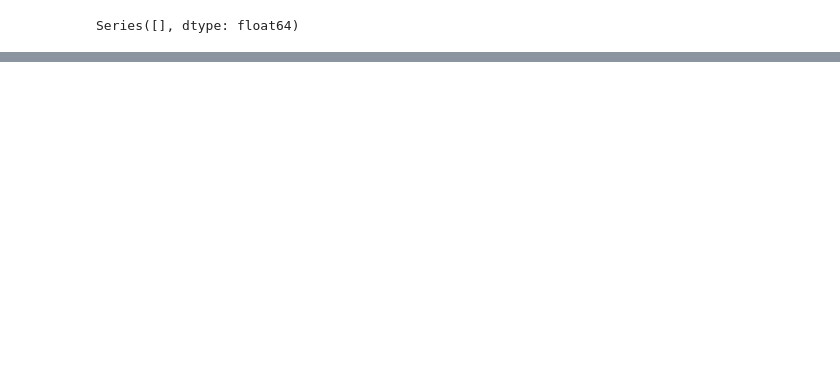
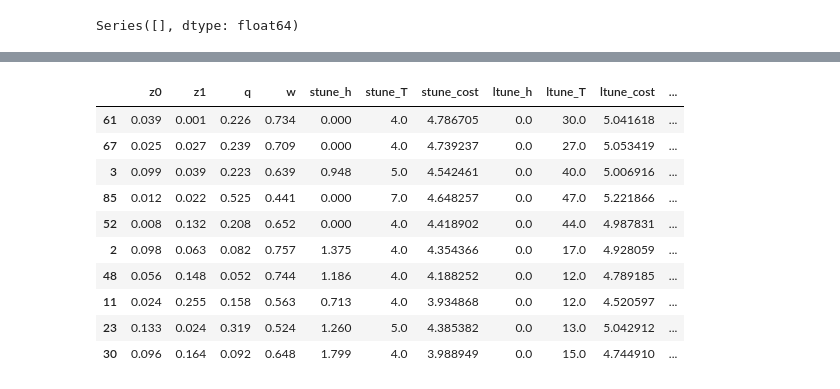
Before and after one commit to ephoris/endure-jupyter, a Jupyter notebook: experiments/00_learned_tuner_eval.ipynb, the cells around one changed output, grey strips where cells are left out. Cells and saved outputs as stored; diff of their text form; code cells hidden in the pictures; blank space fills up the shorter version.

```diff
--- a/experiments/00_learned_tuner_eval.ipynb
+++ b/experiments/00_learned_tuner_eval.ipynb
@@ -96,3 +101,41 @@ check = df[['z0', 'z1', 'q', 'w']].sum(axis=1)
 check[check < 1]
 # %% [output]
 Series([], dtype: float64)
+# %%
+loss_path = '/data/models/level-02-25/best.model'
+loss_config = Reader.read_config('/data/models/level-02-25/endure.toml')
+loss = LearnedCostModelLoss(loss_config, loss_path)
+
+def eval_rand_workloads_lcm():
+    WORKLOADS = 100
+    df = []
+    for _ in range(WORKLOADS):
+        z0, z1, q, w = data_generator._sample_workload(4)
+        x = torch.Tensor((z0, z1, q, w)).view(1, -1)
+        # eval normal
+        stune_h, stune_T = solver.find_nominal_design(z0, z1, q, w).x
+        stune_T = np.ceil(stune_T)
+        stune_h = np.around(stune_h, 3)
+        stune_pred = torch.Tensor([stune_h, stune_T]).view(1, -1)
+        stune_cost = loss(stune_pred, x).item()
+        stune_cost = cf(stune_h, stune_T, z0, z1, q, w)
+        # eval learned
+        ltune_h, ltune_T = model_out_to_design(model(x, hard=True))
+        ltune_pred = torch.Tensor([ltune_h, ltune_T]).view(1, -1)
+        ltune_cost = loss(ltune_pred, x).item()
+
+        row = {
+            'z0': z0,
+            'z1': z1,
+            'q': q,
+            'w': w,
+            'stune_h': stune_h,
+            'stune_T': stune_T,
+            'stune_cost': stune_cost,
+            'ltune_h': ltune_h,
+            'ltune_T': ltune_T,
+            'ltune_cost': ltune_cost,
+        }
+        df.append(row)
+
+    return pd.DataFrame(df)
@@ -98,0 +153,14 @@ Series([], dtype: float64)
+# %%
+df.sort_values(by='delta', ascending=False).head(10)
+# %% [output]
+|  | z0 | z1 | q | w | stune_h | stune_T | stune_cost | ltune_h | ltune_T | ltune_cost | ... |
+| 61 | 0.039 | 0.001 | 0.226 | 0.734 | 0.000 | 4.0 | 4.786705 | 0.0 | 30.0 | 5.041618 | ... |
+| 67 | 0.025 | 0.027 | 0.239 | 0.709 | 0.000 | 4.0 | 4.739237 | 0.0 | 27.0 | 5.053419 | ... |
+| 3 | 0.099 | 0.039 | 0.223 | 0.639 | 0.948 | 5.0 | 4.542461 | 0.0 | 40.0 | 5.006916 | ... |
+| 85 | 0.012 | 0.022 | 0.525 | 0.441 | 0.000 | 7.0 | 4.648257 | 0.0 | 47.0 | 5.221866 | ... |
+| 52 | 0.008 | 0.132 | 0.208 | 0.652 | 0.000 | 4.0 | 4.418902 | 0.0 | 44.0 | 4.987831 | ... |
+| 2 | 0.098 | 0.063 | 0.082 | 0.757 | 1.375 | 4.0 | 4.354366 | 0.0 | 17.0 | 4.928059 | ... |
+| 48 | 0.056 | 0.148 | 0.052 | 0.744 | 1.186 | 4.0 | 4.188252 | 0.0 | 12.0 | 4.789185 | ... |
+| 11 | 0.024 | 0.255 | 0.158 | 0.563 | 0.713 | 4.0 | 3.934868 | 0.0 | 12.0 | 4.520597 | ... |
+| 23 | 0.133 | 0.024 | 0.319 | 0.524 | 1.260 | 5.0 | 4.385382 | 0.0 | 13.0 | 5.042912 | ... |
+| 30 | 0.096 | 0.164 | 0.092 | 0.648 | 1.799 | 4.0 | 3.988949 | 0.0 | 15.0 | 4.744910 | ... |
```
Also changed, not shown: parts of 6 cells of this notebook.
